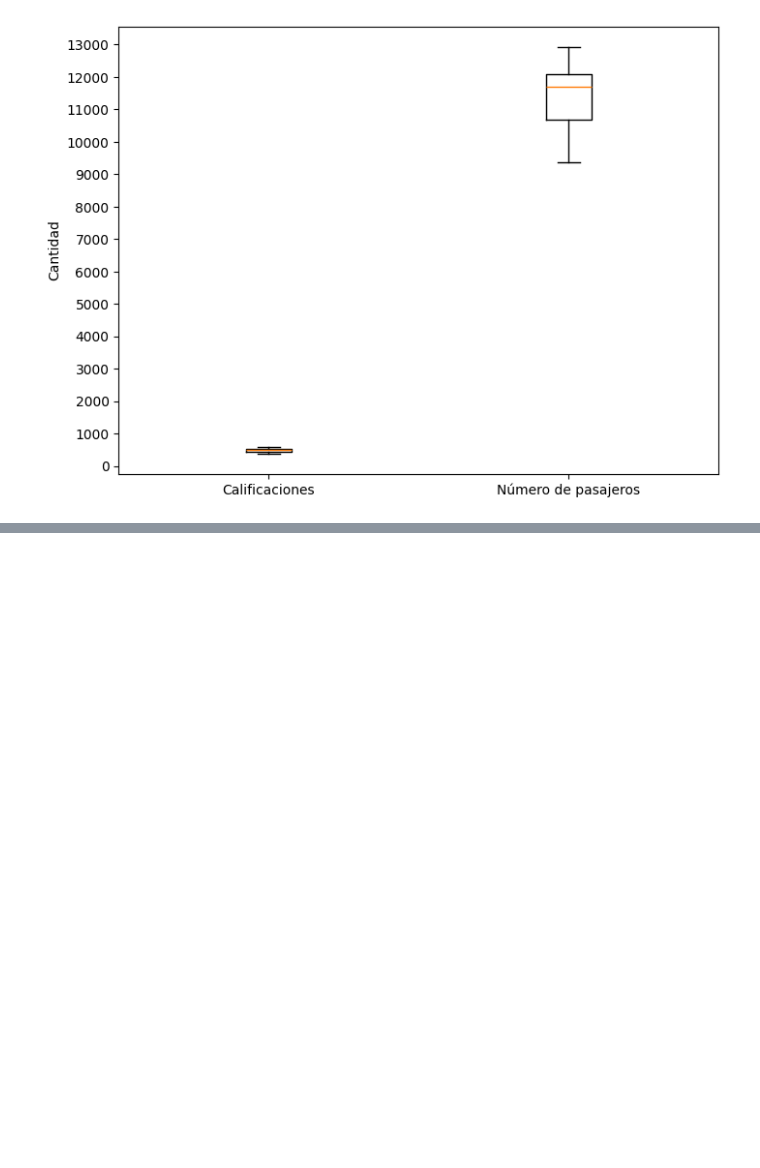
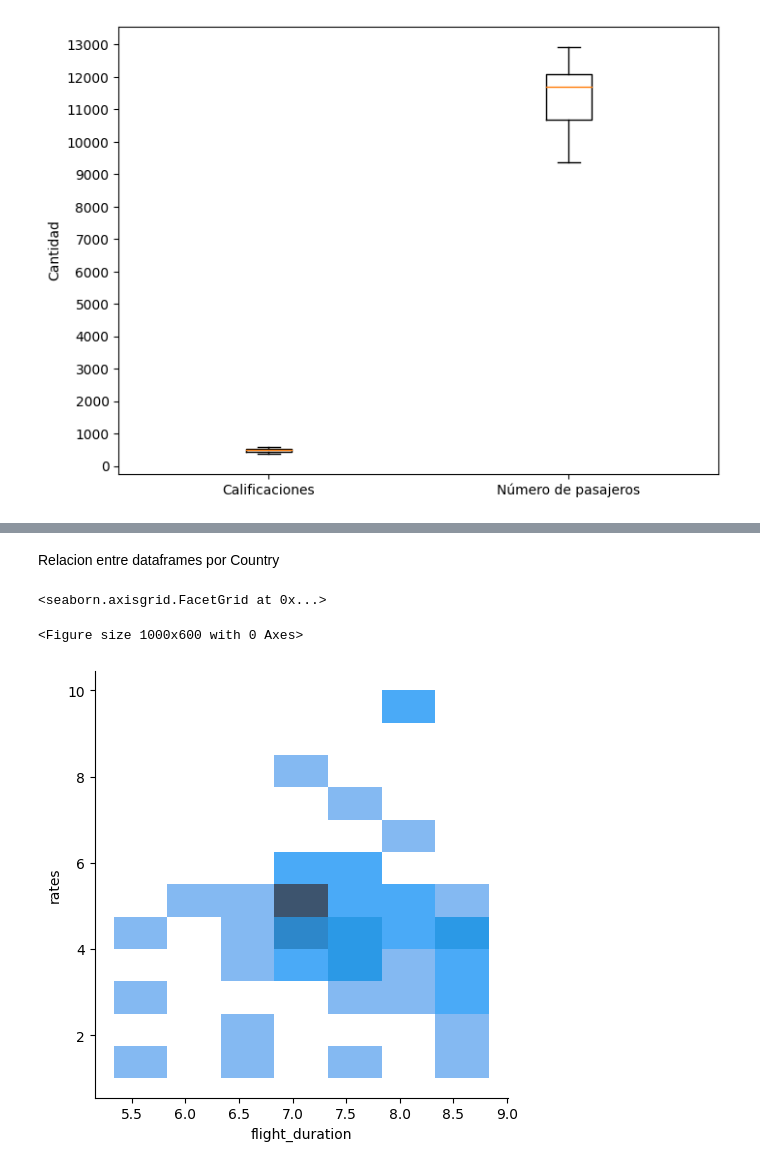
Before and after one commit to lcondoriz/tp1-orgaDatos, a Jupyter notebook: tp1.ipynb, the cells around one changed output, grey strips where cells are left out. Drawn from its saved outputs; the diff is of its cells as text; code cells hidden in the pictures; blank space fills up the shorter version.

```diff
--- a/tp1.ipynb
+++ b/tp1.ipynb
@@ -721,0 +784,14 @@ plt.show()
+# %% [markdown]
+Relacion entre dataframes por Country
+# %%
+df_country_rates_mean = df_cleaned_reviews.groupby(["country"])["rates"].mean().reset_index()
+df_country_flight_mean = df_filtered.groupby(["booking_origin"])["flight_duration"].mean().reset_index().rename(columns = {"booking_origin":"country"})
+df_country_merge = pd.merge(df_country_rates_mean,df_country_flight_mean,how="inner")
+# %%
+#Displot
+plt.figure(figsize=(10, 6))
+sns.displot(x='flight_duration', y='rates', data=df_country_merge,)
+# %% [output]
+<seaborn.axisgrid.FacetGrid at 0x...>
+<Figure size 1000x600 with 0 Axes>
+[figure, added]
```
Also changed, not shown: parts of 37 cells of this notebook.
